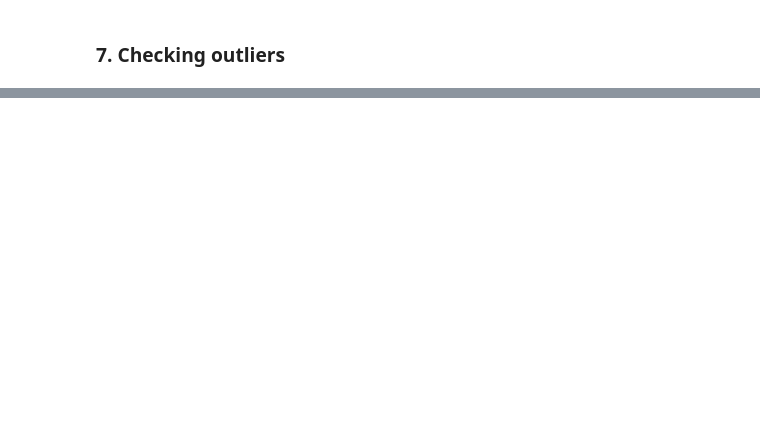
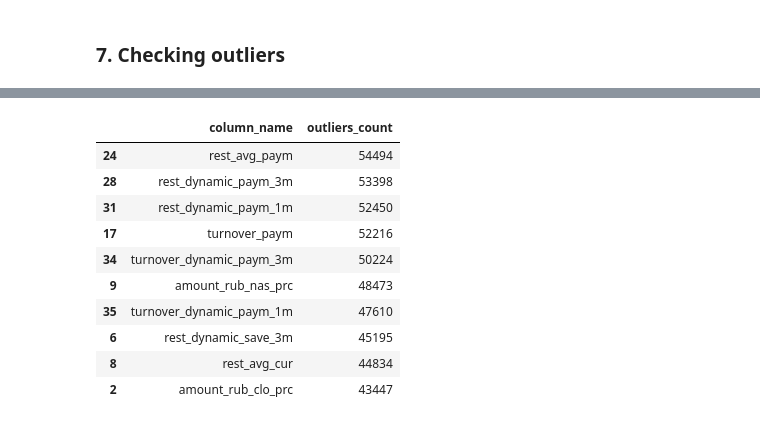
Before and after one commit to BDM3014ProjectWinter2024/BankChurnPrediction, a Jupyter notebook: main_cleaning.ipynb, the cells around one changed output, grey strips where cells are left out. Cells and saved outputs as stored; diff of their text form; code cells hidden in the pictures; blank space fills up the shorter version.

```diff
--- a/main_cleaning.ipynb
+++ b/main_cleaning.ipynb
@@ -340,0 +376,33 @@ df.shape
+# %%
+# Function to identify outliers in each column
+
+def get_outliers(df):
+    outliers = {}
+    for col in df.columns:
+        if df[col].dtype in ['int64', 'float64']:
+            q1 = df[col].quantile(0.25)
+            q3 = df[col].quantile(0.75)
+            iqr = q3 - q1
+            lower_bound = q1 - 1.5 * iqr
+            upper_bound = q3 + 1.5 * iqr
+            outliers[col] = df[(df[col] < lower_bound) | (df[col] > upper_bound)].shape[0]
+    return outliers
+
+outliers = get_outliers(df)
+# %%
+#create a dataframe with outliers columns name and count
+outliers_df = pd.DataFrame(outliers.items(), columns=['column_name', 'outliers_count'])
+outliers_df = outliers_df.sort_values(by='outliers_count', ascending=False)
+outliers_df.head(10)
+# %% [output]
+|  | column_name | outliers_count |
+| 24 | rest_avg_paym | 54494 |
+| 28 | rest_dynamic_paym_3m | 53398 |
+| 31 | rest_dynamic_paym_1m | 52450 |
+| 17 | turnover_paym | 52216 |
+| 34 | turnover_dynamic_paym_3m | 50224 |
+| 9 | amount_rub_nas_prc | 48473 |
+| 35 | turnover_dynamic_paym_1m | 47610 |
+| 6 | rest_dynamic_save_3m | 45195 |
+| 8 | rest_avg_cur | 44834 |
+| 2 | amount_rub_clo_prc | 43447 |
```
Also changed, not shown: parts of 19 cells of this notebook.
